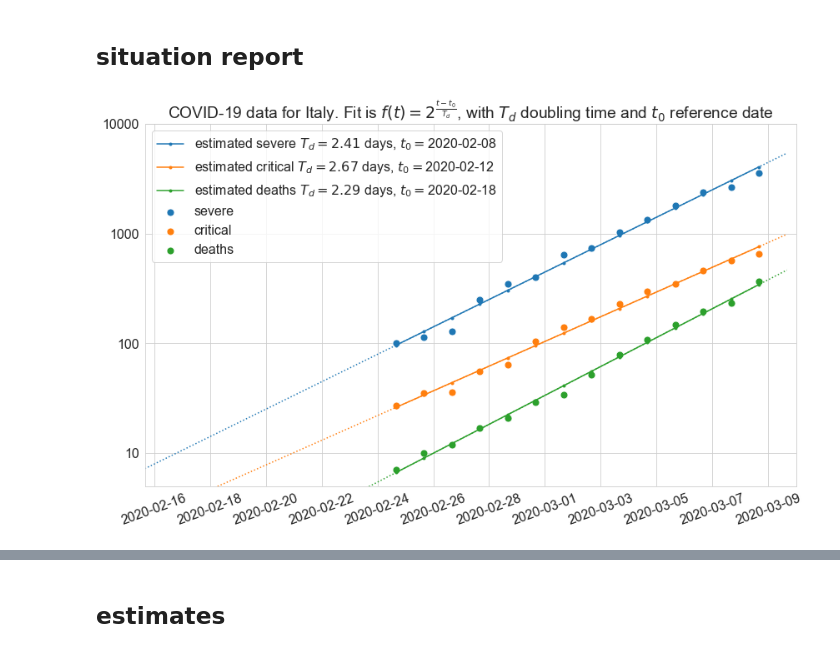
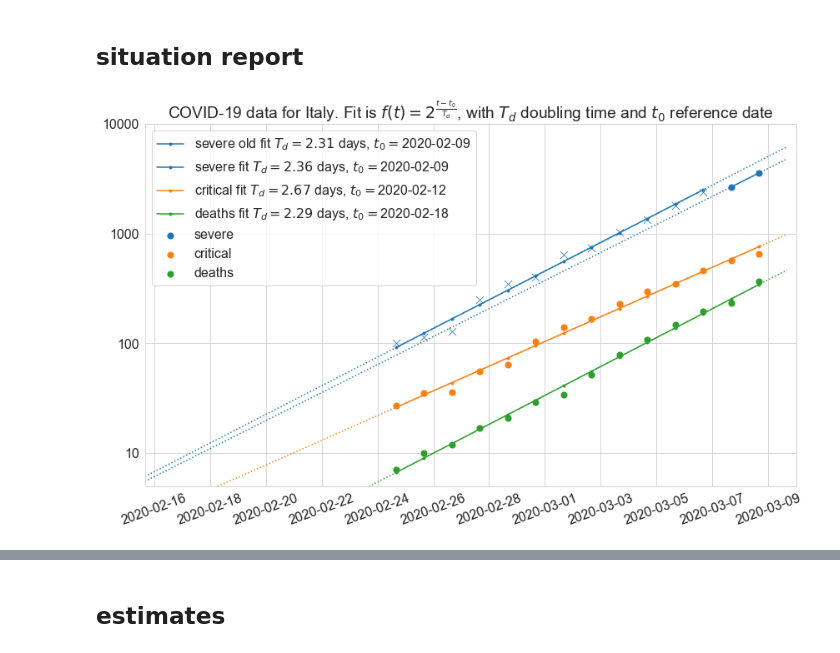
Before and after one commit to alexamici/covid-19-notebooks, a Jupyter notebook: notebooks/italy-situation-report.ipynb, the cells around one changed output, grey strips where cells are left out. Cells and saved outputs as stored; diff of their text form; code cells hidden in the pictures.

```diff
--- a/notebooks/italy-situation-report.ipynb
+++ b/notebooks/italy-situation-report.ipynb
@@ -52,14 +54,17 @@ EXTRAPOLTATE = ('2020-02-15T16:00', '2020-03-10')
 fits = {}
 for kind in data.columns:
     fits[kind] = covid19.fit.ExponentialFit.from_frame(kind, data, start=START_FIT, stop=STOP_FIT)
+fits['severe_old'] = covid19.fit.ExponentialFit.from_frame('severe', data, start=START_FIT, stop='2020-03-06')
+fits['severe'] = covid19.fit.ExponentialFit.from_frame('severe', data, start='2020-03-07', stop=STOP_FIT)
 fits['healed'] = covid19.fit.ExponentialFit.from_frame('healed', data, start='2020-02-27', stop=STOP_FIT)
 # %%
 _, ax = plt.subplots(subplot_kw={'yscale': 'log', 'ylim': (5, 10000)})
+covid19.plot.plot_fit(ax, fits['severe_old'], label='severe old', extrapolate=EXTRAPOLTATE, color=sns.color_palette()[0])
 for kind, color in zip(['severe', 'critical', 'deaths'], sns.color_palette()):
     covid19.plot.plot(ax, data[kind], fits[kind], label=kind, extrapolate=EXTRAPOLTATE, color=color)
 
 _ = ax.set(title=r'COVID-19 data for Italy. Fit is $f(t) = 2 ^ \frac{t - t_0}{T_d}$, with $T_d$ doubling time and $t_0$ reference date')
 # %% [output]
-[figure, old version]
+[figure, new version]
 # %%
 _, ax = plt.subplots(subplot_kw={'ylim': (0, 4500)})
```
Also changed, not shown: parts of 4 cells of this notebook, 1 other file.
